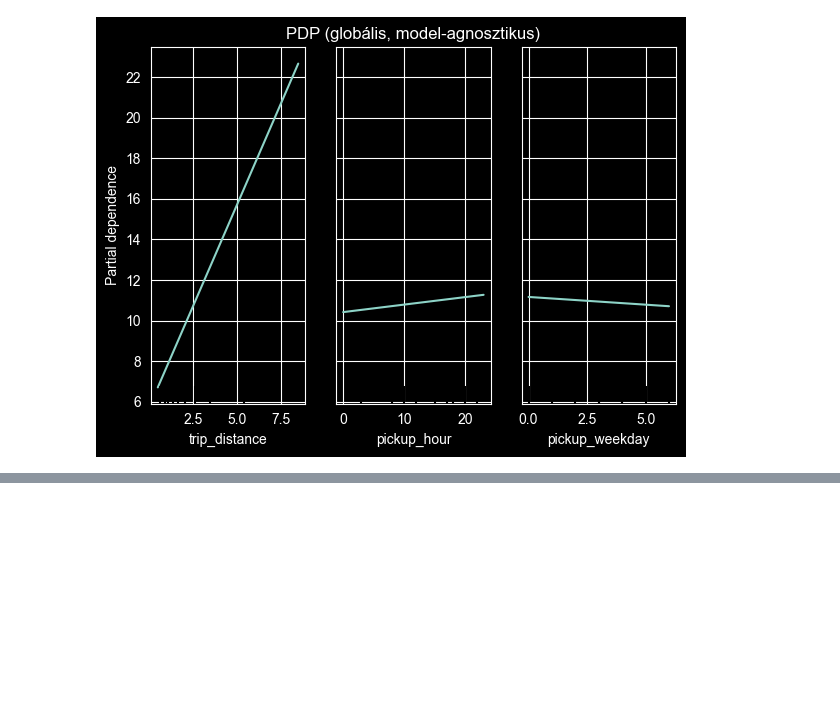
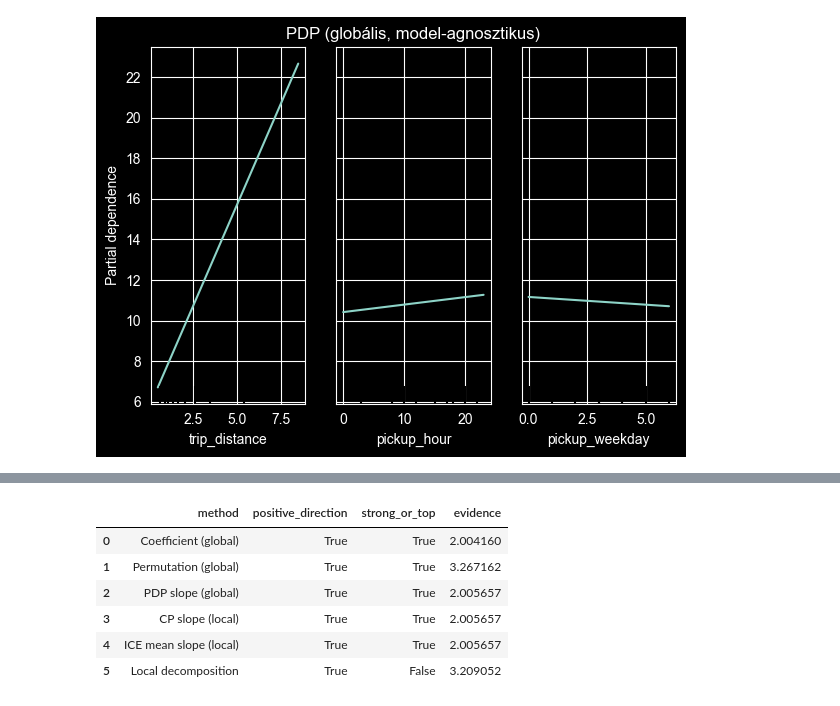
Before and after one commit to szflori/interpretable-ml-taxi, a Jupyter notebook: yellow_taxi_linear_regression_eta.ipynb, the cells around one changed output, grey strips where cells are left out. Saved outputs shown, nothing was run; the diff lists cells and outputs as text; code cells hidden in the pictures; blank space fills up the shorter version.

```diff
--- a/yellow_taxi_linear_regression_eta.ipynb
+++ b/yellow_taxi_linear_regression_eta.ipynb
@@ -526,0 +790,87 @@ Vizsgált változók: ['trip_distance', 'pickup_hour', 'pickup_weekday']
+# %%
+# H4 - kvalitatív konzisztencia ellenőrzés a trip_distance változóra
+trip = 'trip_distance'
+
+# 1) Globális: koefficiens irány + relatív erősség
+coef_row = coef_df.loc[coef_df['feature'] == trip].iloc[0]
+coef_positive = bool(coef_row['coef_raw_units'] > 0)
+coef_top = bool(coef_df.sort_values('abs_coef_standardized', ascending=False).iloc[0]['feature'] == trip)
+
+# 2) Globális: permutation importance
+perm_row = perm_df.loc[perm_df['feature'] == trip].iloc[0]
+perm_positive = bool(perm_row['importance_mean'] > 0)
+perm_top = bool(perm_df.sort_values('importance_mean', ascending=False).iloc[0]['feature'] == trip)
+
+# 3) Globális: PDP irány (növekvő görbe -> pozitív hatás)
+x_pd = np.linspace(float(X_test[trip].quantile(0.01)), float(X_test[trip].quantile(0.99)), 40)
+X_pd = X_test.copy()
+pdp_preds = []
+for v in x_pd:
+    X_tmp = X_pd.copy()
+    X_tmp.loc[:, trip] = float(v)
+    pdp_preds.append(float(selected_model.predict(X_tmp).mean()))
+pdp_slope = (pdp_preds[-1] - pdp_preds[0]) / (x_pd[-1] - x_pd[0])
+pdp_positive = bool(pdp_slope > 0)
+
+# 4) Lokális: CP irány (cp_df korábbi cellából)
+cp_slope = (cp_df['predicted_eta_min'].iloc[-1] - cp_df['predicted_eta_min'].iloc[0]) / (cp_df['feature_value'].iloc[-1] - cp_df['feature_value'].iloc[0])
+cp_positive = bool(cp_slope > 0)
+
+# 5) Lokális: ICE átlagirány
+ice_slope = (ice_summary_df['ice_mean_prediction'].iloc[-1] - ice_summary_df['ice_mean_prediction'].iloc[0]) / (ice_summary_df['feature_value'].iloc[-1] - ice_summary_df['feature_value'].iloc[0])
+ice_positive = bool(ice_slope > 0)
+
+# 6) Lokális bontás: ha local_df még nincs, itt újraszámoljuk
+if 'local_df' not in globals():
+    example_local = X_test.iloc[[0]].copy()
+    x_row = example_local.iloc[0]
+    if hasattr(selected_model, 'named_steps') and 'reg' in selected_model.named_steps:
+        reg = selected_model.named_steps['reg']
+        if 'scaler' in selected_model.named_steps:
+            scaler = selected_model.named_steps['scaler']
+            coef_raw = reg.coef_ / scaler.scale_
+            intercept_raw = reg.intercept_ - np.sum(reg.coef_ * scaler.mean_ / scaler.scale_)
+        else:
+            coef_raw = reg.coef_
+            intercept_raw = reg.intercept_
+    else:
+        coef_raw = selected_model.coef_
+        intercept_raw = selected_model.intercept_
+    coef_raw_series = pd.Series(coef_raw, index=feature_cols, dtype=float)
+    contrib_series = coef_raw_series * x_row[feature_cols]
+    local_df = pd.DataFrame({
+        'feature': feature_cols,
+        'feature_value': x_row[feature_cols].values,
+        'coef_raw_units': coef_raw_series.values,
+        'contribution_min': contrib_series.values,
+    })
+    local_df['abs_contribution'] = local_df['contribution_min'].abs()
+    local_df = local_df.sort_values('abs_contribution', ascending=False).reset_index(drop=True)
+
+local_trip_row = local_df.loc[local_df['feature'] == trip].iloc[0]
+local_top = bool(local_df.sort_values('abs_contribution', ascending=False).iloc[0]['feature'] == trip)
+local_positive_contrib = bool(local_trip_row['contribution_min'] > 0)
+
+all_positive = all([coef_positive, perm_positive, pdp_positive, cp_positive, ice_positive, local_positive_contrib])
+strong_effect = sum([coef_top, perm_top, local_top]) >= 2
+h4_supported = all_positive and strong_effect
+
+h4_df = pd.DataFrame([
+    {'method': 'Coefficient (global)', 'positive_direction': coef_positive, 'strong_or_top': coef_top, 'evidence': float(coef_row['coef_raw_units'])},
+    {'method': 'Permutation (global)', 'positive_direction': perm_positive, 'strong_or_top': perm_top, 'evidence': float(perm_row['importance_mean'])},
+    {'method': 'PDP slope (global)', 'positive_direction': pdp_positive, 'strong_or_top': True, 'evidence': float(pdp_slope)},
+    {'method': 'CP slope (local)', 'positive_direction': cp_positive, 'strong_or_top': True, 'evidence': float(cp_slope)},
+    {'method': 'ICE mean slope (local)', 'positive_direction': ice_positive, 'strong_or_top': True, 'evidence': float(ice_slope)},
+    {'method': 'Local decomposition', 'positive_direction': local_positive_contrib, 'strong_or_top': local_top, 'evidence': float(local_trip_row['contribution_min'])},
+])
+
+print('H4 konzisztencia mátrix (`trip_distance`):')
+display(h4_df)
+
+h4_decision_df = pd.DataFrame([{
+    'all_methods_positive': all_positive,
+    'strong_effect_supported': strong_effect,
+    'H4_decision': 'TÁMOGATOTT' if h4_supported else 'NEM TÁMOGATOTT'
+}])
+display(h4_decision_df)
+# %% [output]
@@ -526,0 +878,7 @@ Vizsgált változók: ['trip_distance', 'pickup_hour', 'pickup_weekday']
+|  | method | positive_direction | strong_or_top | evidence |
+| 0 | Coefficient (global) | True | True | 2.004160 |
+| 1 | Permutation (global) | True | True | 3.267162 |
+| 2 | PDP slope (global) | True | True | 2.005657 |
+| 3 | CP slope (local) | True | True | 2.005657 |
+| 4 | ICE mean slope (local) | True | True | 2.005657 |
+| 5 | Local decomposition | True | False | 3.209052 |
```
Also changed, not shown: parts of 10 cells of this notebook.
